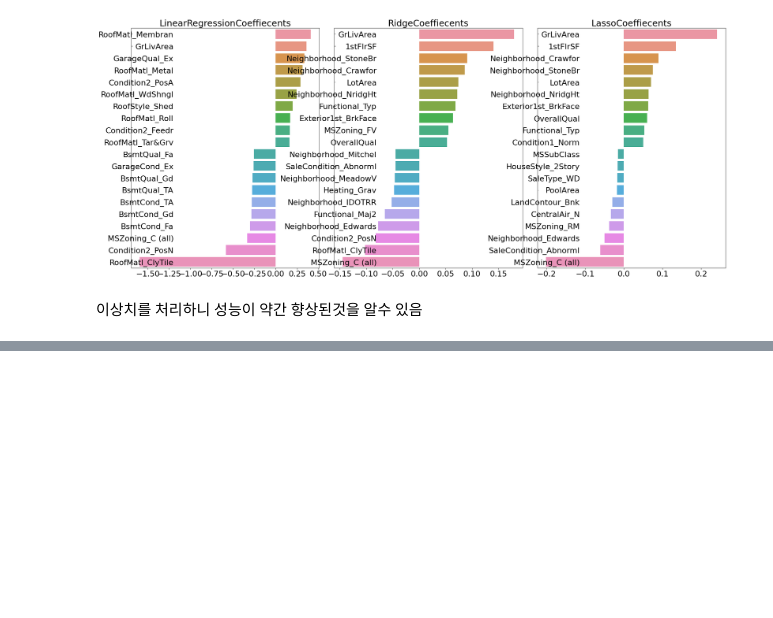
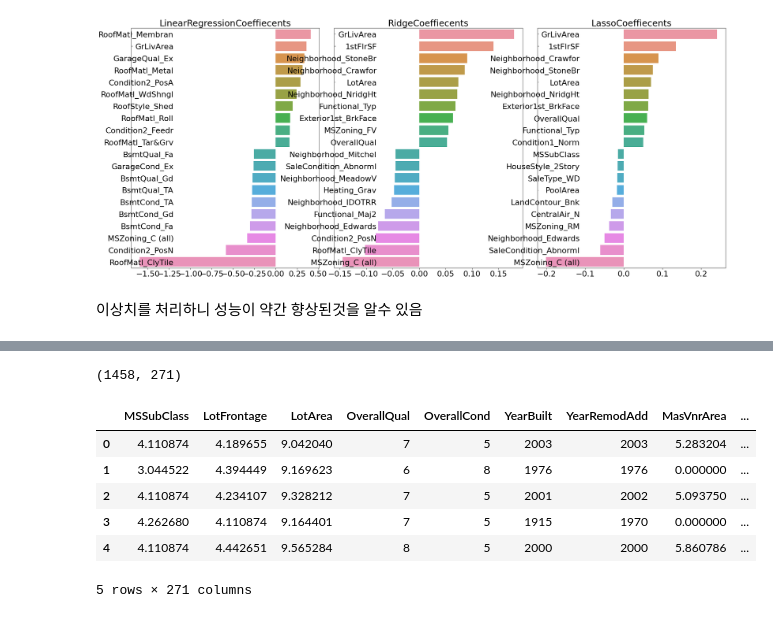
Before and after one commit to HwangHanJae/ml-definitive-guide-pratice, a Jupyter notebook: regression/regression_training_house_prices.ipynb, the cells around one changed output, grey strips where cells are left out. Drawn from its saved outputs; the diff is of its cells as text; code cells hidden in the pictures; blank space fills up the shorter version.

```diff
--- a/regression/regression_training_house_prices.ipynb
+++ b/regression/regression_training_house_prices.ipynb
@@ -476,0 +481,28 @@ Lasso 로그 변환된 RMSE :  0.093
+# %%
+from scipy.stats import skew
+def get_preprocessing_data(df, drop_columns, log_column=None):
+  #데이터 드롭
+  df = df.drop(drop_columns, axis=1)
+  #NUll 데이터 평균 대체
+  df = df.fillna(df.mean())
+  #왜곡처리
+  feature_index = df.dtypes[df.dtypes != 'object'].index
+  skew_features = df[feature_index].apply(lambda x : skew(x))
+  skew_features_top = skew_features[skew_features > 1]
+  df[skew_features_top.index] = np.log1p(df[skew_features_top.index])
+  #이상치처리
+  cond1 = df['GrLivArea'] > np.log1p(4000)
+  cond2 = df['SalePrice'] > np.log1p(500000)
+  outlier_index = df[cond1 & cond2].index
+  df = df.drop(outlier_index, axis=0)
+
+  if log_column != None:
+      df[log_column] = np.log1p(df[log_column])
+
+  #one-hot-encoding
+  df = pd.get_dummies(df)
+  return df
+# %%
+df = pd.read_csv(train_path)
+print(df.shape)
+df.head()
@@ -476,0 +518,16 @@ Lasso 로그 변환된 RMSE :  0.093
+# %%
+#전처리 적용
+drop_columns = ['Id', "MiscFeature", "Alley", "Fence", "FireplaceQu","PoolQC"]
+log_column = 'SalePrice'
+df = get_preprocessing_data(df, drop_columns, log_column)
+print(df.shape)
+df.head()
+# %% [output]
+(1458, 271)
+|  | MSSubClass | LotFrontage | LotArea | OverallQual | OverallCond | YearBuilt | YearRemodAdd | MasVnrArea | ... |
+| 0 | 4.110874 | 4.189655 | 9.042040 | 7 | 5 | 2003 | 2003 | 5.283204 | ... |
+| 1 | 3.044522 | 4.394449 | 9.169623 | 6 | 8 | 1976 | 1976 | 0.000000 | ... |
+| 2 | 4.110874 | 4.234107 | 9.328212 | 7 | 5 | 2001 | 2002 | 5.093750 | ... |
+| 3 | 4.262680 | 4.110874 | 9.164401 | 7 | 5 | 1915 | 1970 | 0.000000 | ... |
+| 4 | 4.110874 | 4.442651 | 9.565284 | 8 | 5 | 2000 | 2000 | 5.860786 | ... |
+5 rows × 271 columns
```
Also changed, not shown: parts of 12 cells of this notebook.
